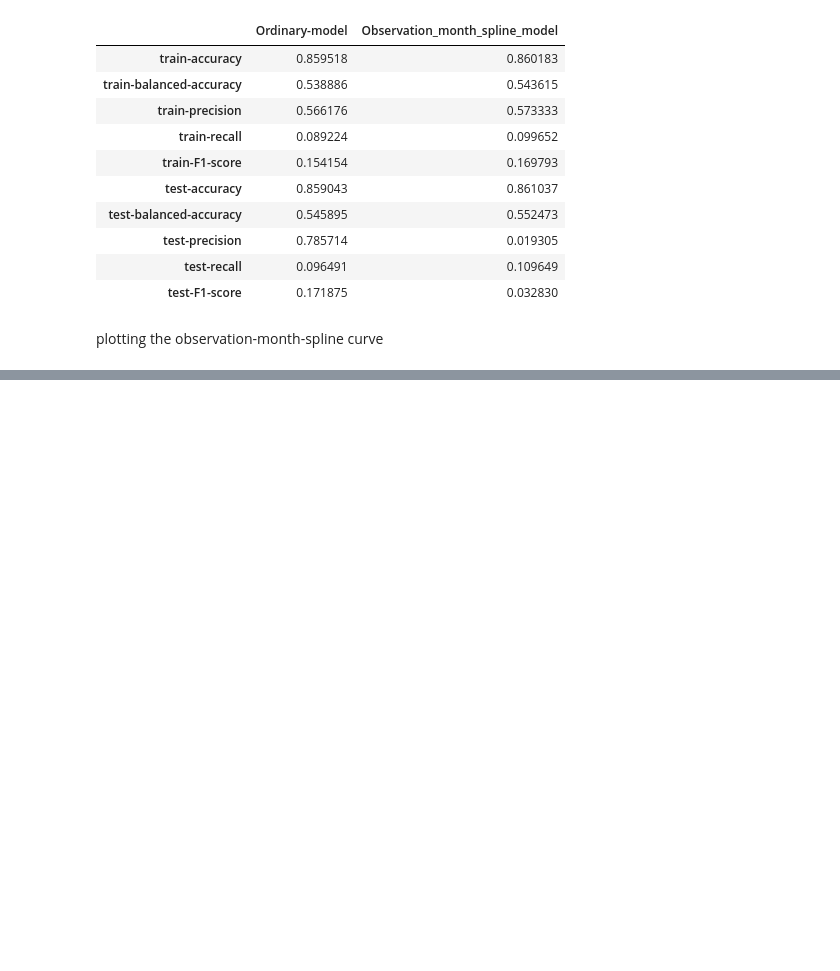
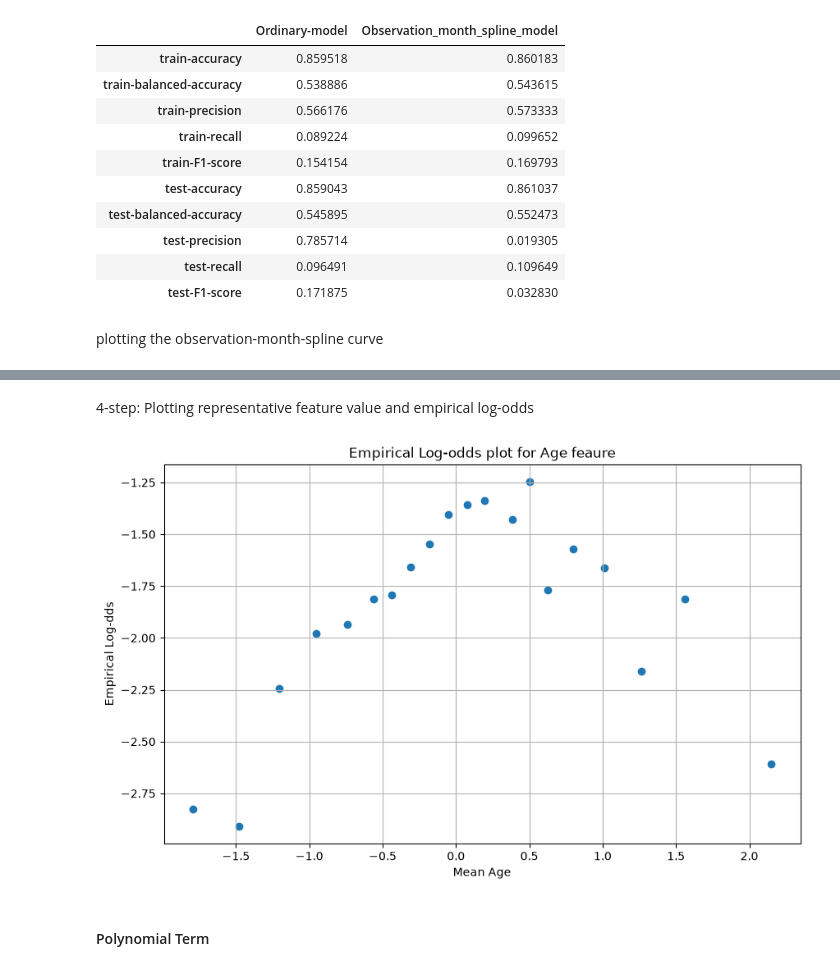
Before and after one commit to diyorarti/Learning_Data_Science, a Jupyter notebook: Statistics/3_Regression/Logistic_regression/practice2.ipynb, the cells around one changed output, grey strips where cells are left out. Saved outputs shown, nothing was run; the diff lists cells and outputs as text; code cells hidden in the pictures; blank space fills up the shorter version.

Commit message:
Polynomial features in Logistic Regression

```diff
--- a/Statistics/3_Regression/Logistic_regression/practice2.ipynb
+++ b/Statistics/3_Regression/Logistic_regression/practice2.ipynb
@@ -802,0 +815,4 @@ plt.show()
+# %%
+age = X_train[['age']]
+age_with_purchase = pd.concat([age, y_train], axis=1)
+age_with_purchase.head()
@@ -802,0 +830,7 @@ plt.show()
+# %%
+age_with_purchase['age_bins'] = pd.qcut(
+    age_with_purchase['age'],
+    q=20,
+    duplicates='drop'
+)
+age_with_purchase.head()
@@ -802,0 +848,9 @@ plt.show()
+# %%
+age_with_purchase_summary = age_with_purchase.groupby(
+    by='age_bins'
+).agg(
+    mean_age=('age', 'mean'),
+    purchased_mean=('purchased', 'mean')
+)
+
+age_with_purchase_summary
@@ -802,0 +878,6 @@ plt.show()
+# %%
+age_with_purchase_summary['log_odds'] = np.log(
+    age_with_purchase_summary['purchased_mean'] / (1 - age_with_purchase_summary['purchased_mean'])
+)
+
+age_with_purchase_summary
@@ -802,0 +903,18 @@ plt.show()
+# %% [markdown]
+4-step: Plotting representative feature value and empirical log-odds
+# %%
+plt.figure(figsize=(10, 6))
+
+plt.scatter(
+    age_with_purchase_summary['mean_age'],
+    age_with_purchase_summary['log_odds']
+)
+plt.title("Empirical Log-odds plot for Age feaure")
+plt.xlabel("Mean Age")
+plt.ylabel('Empirical Log-dds')
+plt.grid()
+plt.show()
+# %% [output]
+[figure, added]
+# %% [markdown]
+#### Polynomial Term
```
Also changed, not shown: parts of 26 cells of this notebook, 2 other files.
